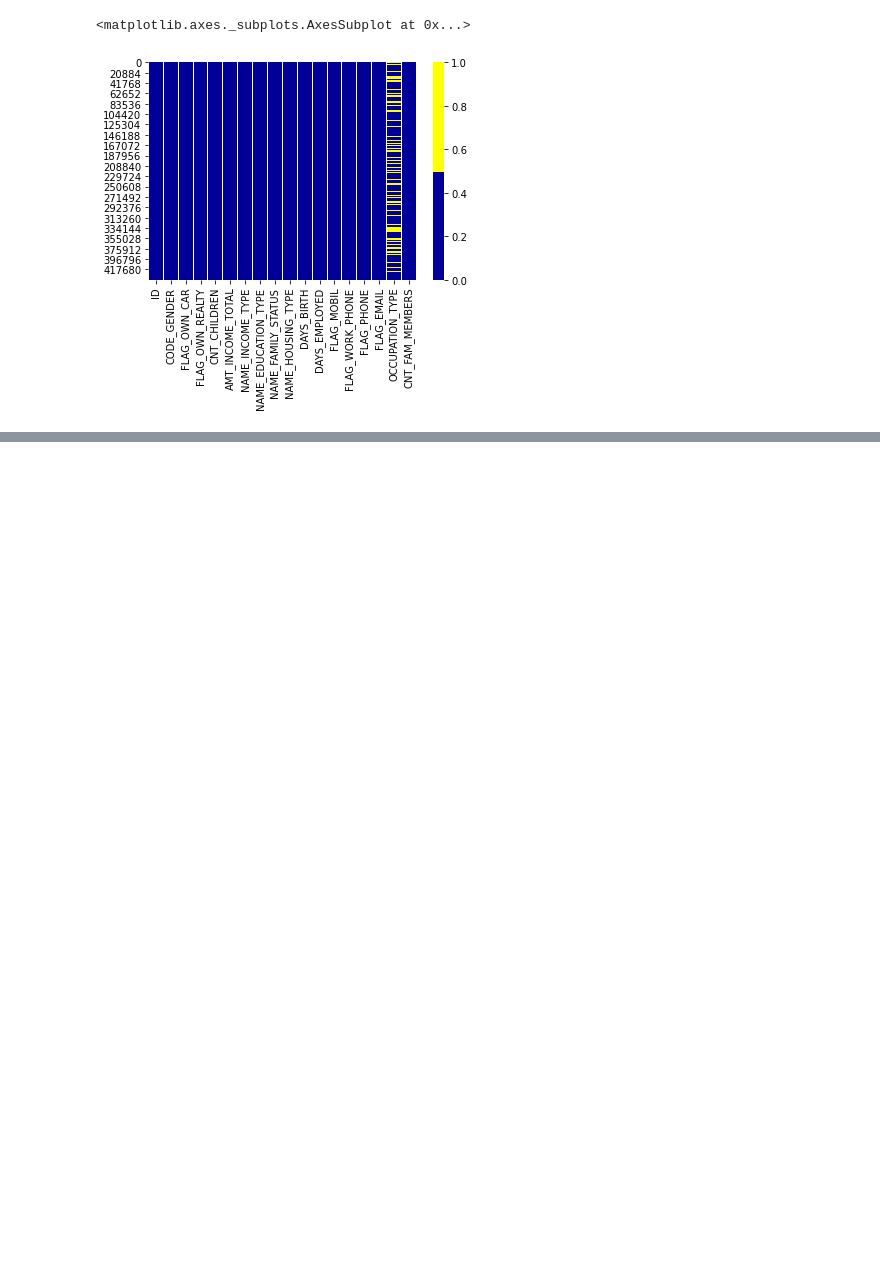
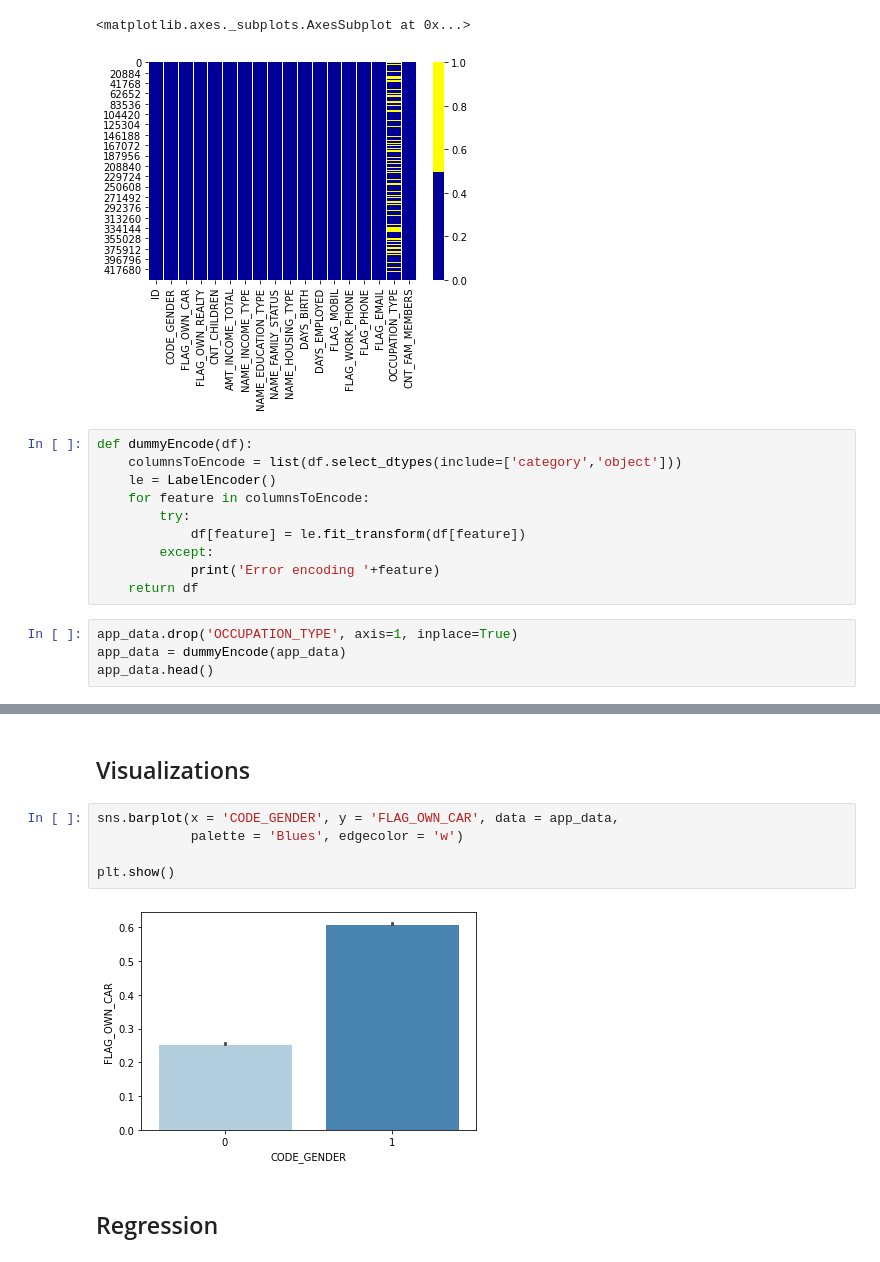
Before and after one commit to jtvkw2/Credit-Card-Approval-Prediction, a Jupyter notebook: Credit Card Approval Prediction.ipynb, the cells around one changed output, grey strips where cells are left out. Drawn from its saved outputs; the diff is of its cells as text; blank space fills up the shorter version.

Commit message:
Added some visuals and improved data integrity

```diff
--- a/Credit Card Approval Prediction.ipynb
+++ b/Credit Card Approval Prediction.ipynb
@@ -48,3 +59,17 @@ sns.heatmap(app_data[cols].isnull(), cmap=sns.color_palette(colours))
 # %% [output]
 <matplotlib.axes._subplots.AxesSubplot at 0x...>
 [figure]
+# %%
+def dummyEncode(df):
+    columnsToEncode = list(df.select_dtypes(include=['category','object']))
+    le = LabelEncoder()
+    for feature in columnsToEncode:
+        try:
+            df[feature] = le.fit_transform(df[feature])
+        except:
+            print('Error encoding '+feature)
+    return df
+# %%
+app_data.drop('OCCUPATION_TYPE', axis=1, inplace=True)
+app_data = dummyEncode(app_data)
+app_data.head()
@@ -54,0 +93,13 @@ sns.heatmap(app_data[cols].corr(), annot = True, cmap= 'coolwarm', fmt='.2g')
+# %% [markdown]
+<a id = "visual"></a>
+## Visualizations
+# %%
+sns.barplot(x = 'CODE_GENDER', y = 'FLAG_OWN_CAR', data = app_data,
+            palette = 'Blues', edgecolor = 'w')
+
+plt.show()
+# %% [output]
+[figure, added]
+# %% [markdown]
+<a id = "regress"></a>
+## Regression
```
Also changed, not shown: parts of 7 cells of this notebook.
